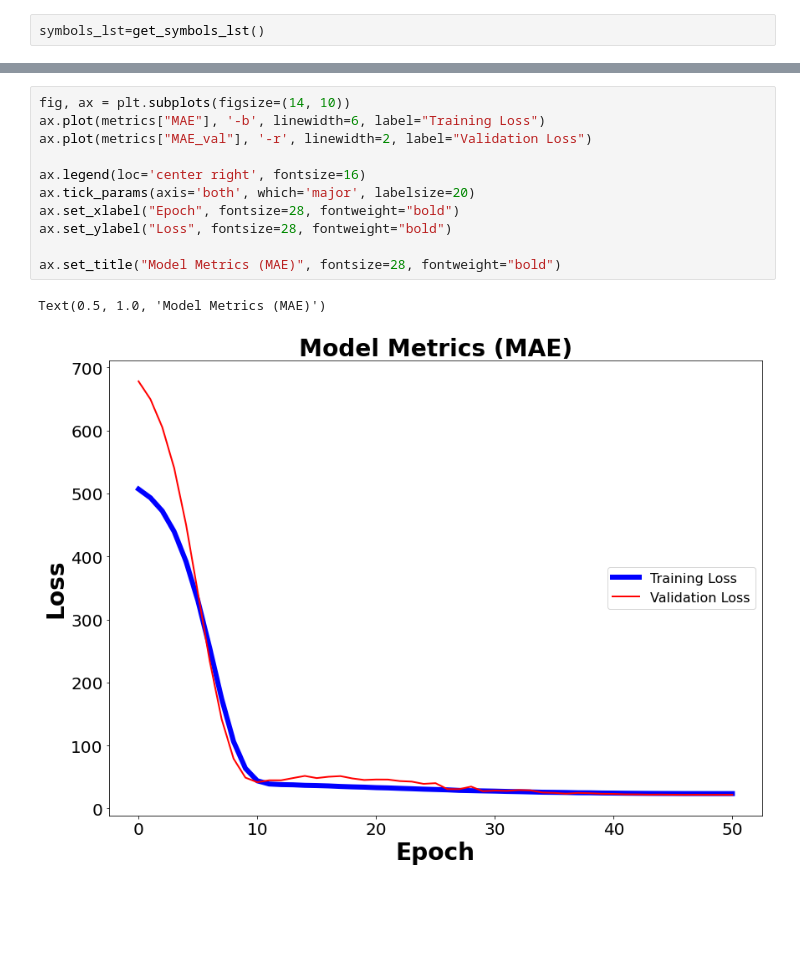
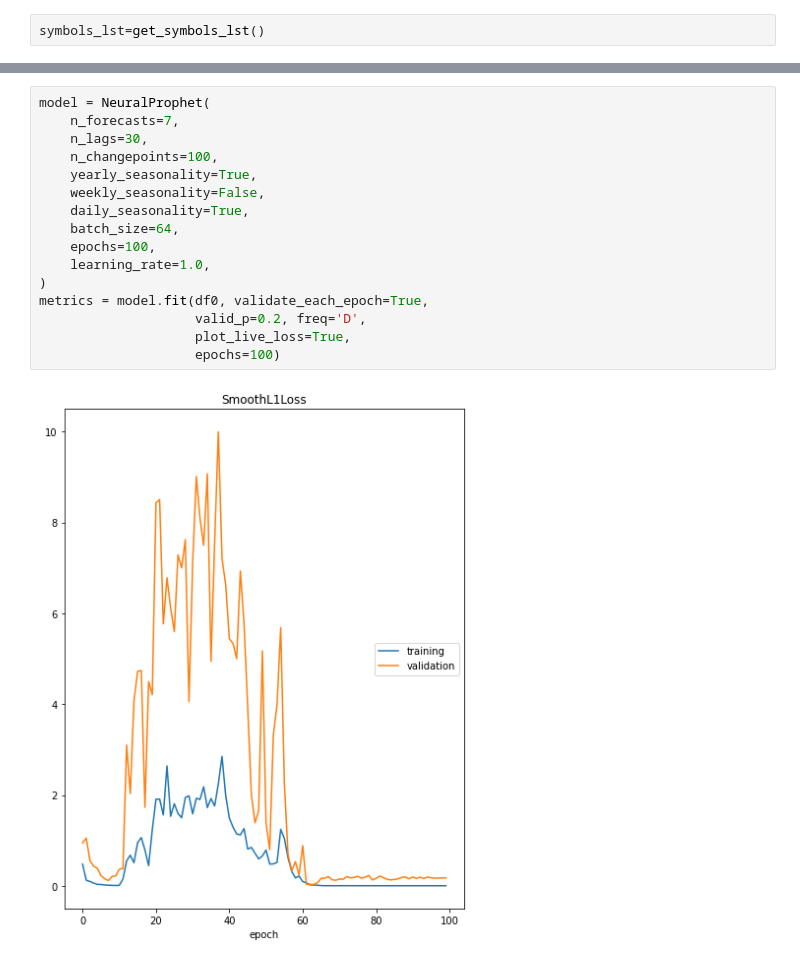
Before and after one commit to PhilEkev/US_markets, a Jupyter notebook: notebooks/Recherches Francois.ipynb, the cells around one changed output, grey strips where cells are left out. Saved outputs shown, nothing was run; the diff lists cells and outputs as text; blank space fills up the shorter version.

Commit message:
neural prophet

```diff
--- a/notebooks/Recherches Francois.ipynb
+++ b/notebooks/Recherches Francois.ipynb
@@ -173,14 +71,18 @@ fig_param = model.plot_parameters()
-# %%
-fig, ax = plt.subplots(figsize=(14, 10))
-ax.plot(metrics["MAE"], '-b', linewidth=6, label="Training Loss")
-ax.plot(metrics["MAE_val"], '-r', linewidth=2, label="Validation Loss")
-
-ax.legend(loc='center right', fontsize=16)
-ax.tick_params(axis='both', which='major', labelsize=20)
-ax.set_xlabel("Epoch", fontsize=28, fontweight="bold")
-ax.set_ylabel("Loss", fontsize=28, fontweight="bold")
-
-ax.set_title("Model Metrics (MAE)", fontsize=28, fontweight="bold")
-# %% [output]
-Text(0.5, 1.0, 'Model Metrics (MAE)')
-[figure, removed]
+# %%
+model = NeuralProphet(
+    n_forecasts=7,
+    n_lags=30,
+    n_changepoints=100,
+    yearly_seasonality=True,
+    weekly_seasonality=False,
+    daily_seasonality=True,
+    batch_size=64,
+    epochs=100,
+    learning_rate=1.0,
+)
+metrics = model.fit(df0, validate_each_epoch=True,
+                    valid_p=0.2, freq='D',
+                    plot_live_loss=True,
+                    epochs=100)
+# %% [output]
+[figure, added]
```
Also changed, not shown: parts of 21 cells of this notebook, 1 other file.
